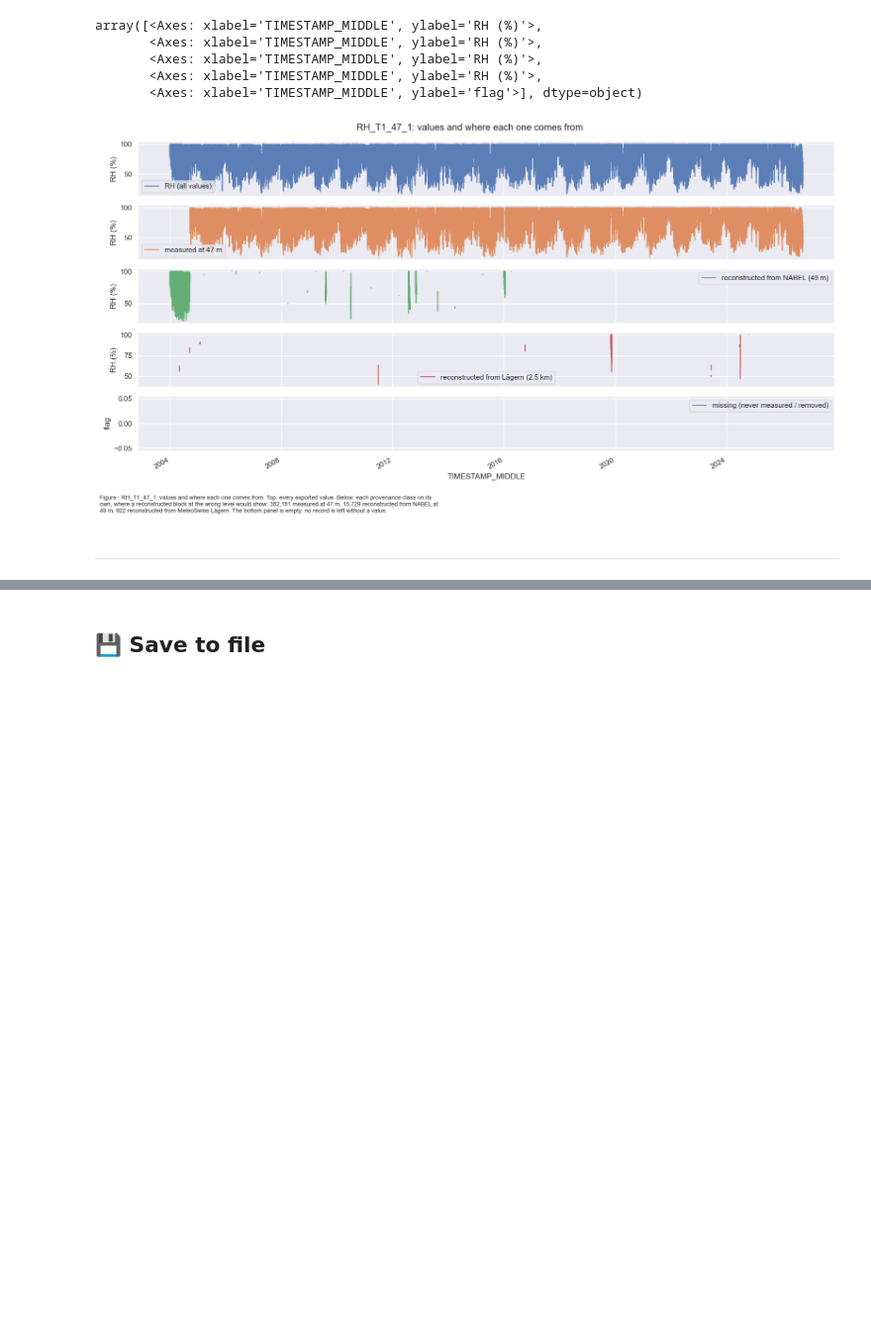
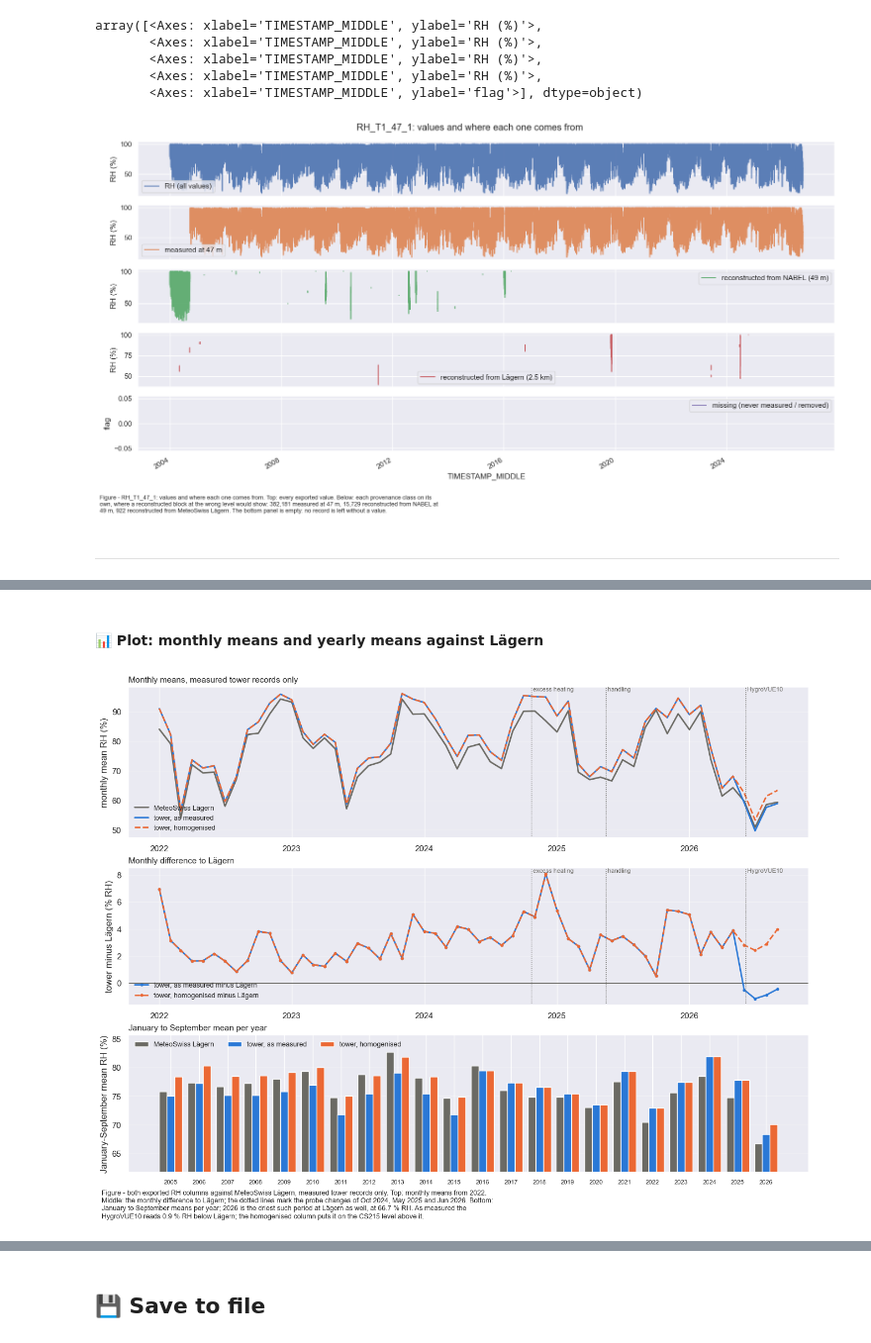
Before and after one commit to holukas/dataset_ch-lae_flux_product, a Jupyter notebook: workflow/10_METEO/30_PRODUCTS/04_METEO_RH_2004-2026.09.ipynb, the cells around one changed output, grey strips where cells are left out. Shown at 99% size. Drawn from its saved outputs; the diff is of its cells as text; code cells hidden in the pictures; blank space fills up the shorter version.

Commit message:
Compare the exported RH columns with Laegern in 04
Add a table of January to September means per year and a plot of the
monthly means and differences, with checks on what the text states.

```diff
--- a/workflow/10_METEO/30_PRODUCTS/04_METEO_RH_2004-2026.09.ipynb
+++ b/workflow/10_METEO/30_PRODUCTS/04_METEO_RH_2004-2026.09.ipynb
@@ -4452,0 +4525,47 @@ array([<Axes: xlabel='TIMESTAMP_MIDDLE', ylabel='RH (%)'>,
+# %% [markdown]
+#### 📊 Plot: monthly means and yearly means against Lägern
+# %%
+_m = _cmp.loc[f"{HV_CS215_YEARS[0]}-01":].resample('MS').mean()
+fig, axs = plt.subplots(nrows=3, figsize=(13, 10), dpi=100, layout='constrained',
+                        height_ratios=[1.1, 1, 1])
+_events = [(EXCESS_START, 'excess heating'), (RESET_START, 'handling'), (HV_START, 'HygroVUE10')]
+_style = [('reference', 'MeteoSwiss Lägern', '#6b6a64', '-'),
+          ('measured', 'tower, as measured', '#2a78d6', '-'),
+          ('homogenised', 'tower, homogenised', '#eb6834', '--')]
+for _col, _lab, _c, _ls in _style:
+    axs[0].plot(_m.index, _m[_col], color=_c, ls=_ls, lw=2, label=_lab)
+axs[0].set_ylabel('monthly mean RH (%)')
+axs[0].set_title('Monthly means, measured tower records only', loc='left', fontsize=11)
+axs[1].axhline(0, color='#6b6a64', lw=0.8)
+for _col, _lab, _c, _ls in _style[1:]:
+    axs[1].plot(_m.index, _m[_col] - _m['reference'], color=_c, ls=_ls, lw=2, marker='o', ms=3,
+                label=f"{_lab} minus Lägern")
+axs[1].set_ylabel('tower minus Lägern (% RH)')
+axs[1].set_title('Monthly difference to Lägern', loc='left', fontsize=11)
+for _ax in axs[:2]:
+    for _x, _lab in _events:
+        _ax.axvline(_x, color='#6b6a64', lw=1, ls=':')
+        _ax.text(_x, 1.0, f" {_lab}", transform=_ax.get_xaxis_transform(), fontsize=8,
+                 color='#6b6a64', va='top')
+    _ax.grid(axis='y', alpha=0.3)
+    _ax.legend(fontsize=9, frameon=False, loc='lower left')
+_x = np.arange(len(LAE_YEARLY))
+for _off, (_col, _lab, _c, _ls) in zip((-0.27, 0, 0.27), _style):
+    axs[2].bar(_x + _off, LAE_YEARLY[_col], 0.27, color=_c, label=_lab)
+axs[2].set_xticks(_x, LAE_YEARLY.index, fontsize=8)
+axs[2].set_ylim(LAE_YEARLY[['measured', 'homogenised', 'reference']].min().min() - 5,
+                LAE_YEARLY[['measured', 'homogenised', 'reference']].max().max() + 3)
+axs[2].set_ylabel(f'January-{_end:%B} mean RH (%)')
+axs[2].set_title(f'January to {_end:%B} mean per year', loc='left', fontsize=11)
+axs[2].legend(fontsize=9, frameon=False, ncol=3, loc='upper left')
+axs[2].grid(axis='y', alpha=0.3)
+figcap(fig, f"both exported RH columns against MeteoSwiss Lägern, measured tower records only. Top: "
+            f"monthly means from {HV_CS215_YEARS[0]}. Middle: the monthly difference to Lägern; the "
+            f"dotted lines mark the probe changes of {EXCESS_START:%b %Y}, {RESET_START:%b %Y} and "
+            f"{HV_START:%b %Y}. Bottom: January to {_end:%B} means per year; {_end.year} is the driest "
+            f"such period at Lägern as well, at {LAE_YEARLY.loc[_end.year, 'reference']:.1f} % RH. As "
+            f"measured the HygroVUE10 reads {abs(_hv_diff):.1f} % RH "
+            f"{'below' if _hv_diff < 0 else 'above'} Lägern; the homogenised column puts it on the "
+            f"CS215 level above it.")
+# %% [output]
+[figure, added]
```
Also changed, not shown: parts of 10 cells of this notebook.
